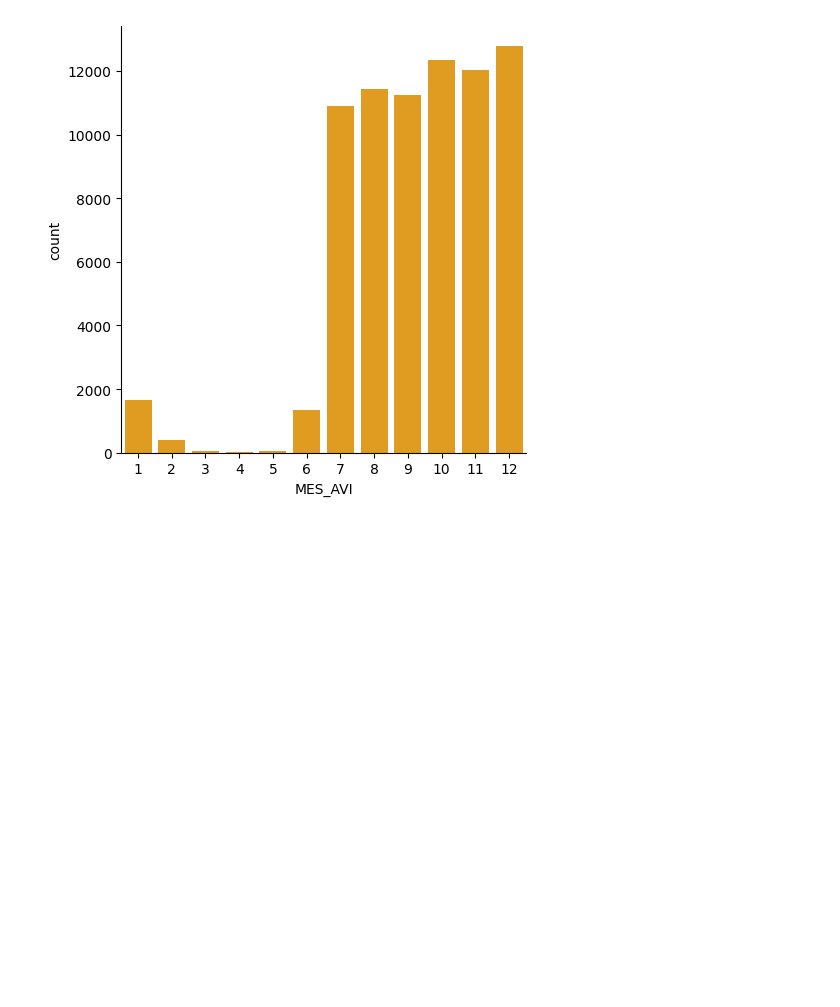
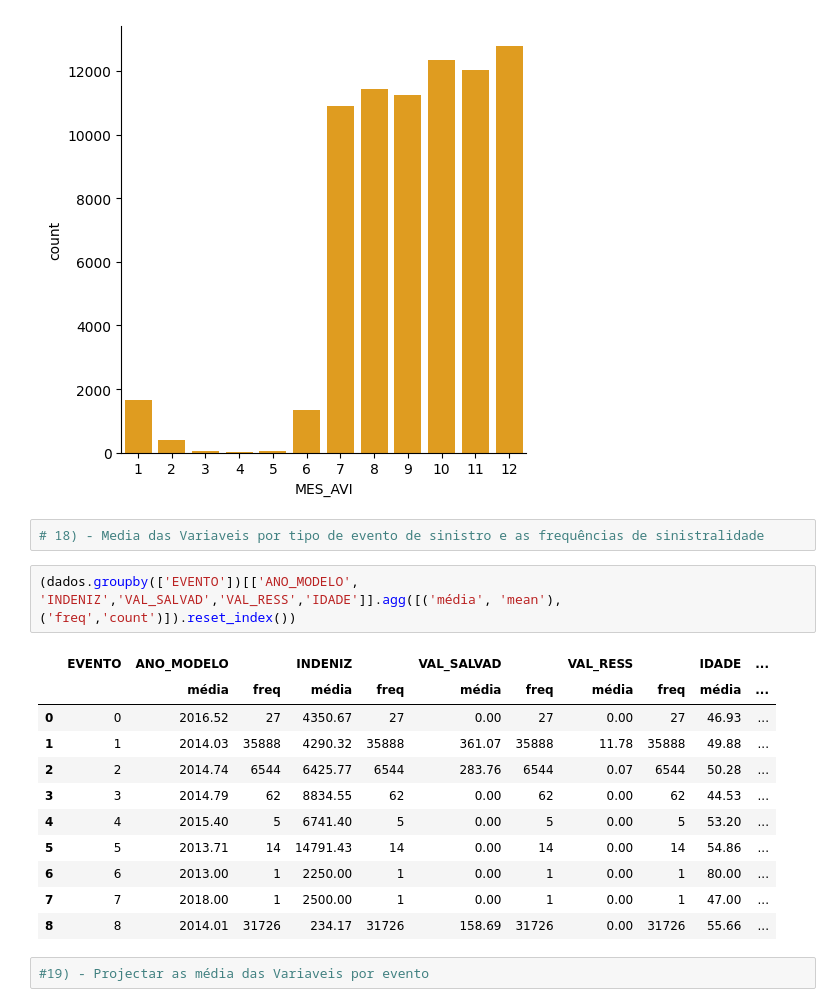
Before and after one commit to Gcango/Projecto_6, a Jupyter notebook: Analise_Seguradoras.ipynb, the cells around one changed output. Saved outputs shown, nothing was run; the diff lists cells and outputs as text; blank space fills up the shorter version.

```diff
--- a/Analise_Seguradoras.ipynb
+++ b/Analise_Seguradoras.ipynb
@@ -687,3 +687,21 @@ sns.catplot(data=dados, x='MES_AVI', kind='count', color='orange');
 # %% [output]
 <Figure size 1000x800 with 0 Axes>
 [figure]
+# %%
+# 18) - Media das Variaveis por tipo de evento de sinistro e as frequências de sinistralidade
+# %%
+(dados.groupby(['EVENTO'])[['ANO_MODELO', 'INDENIZ','VAL_SALVAD','VAL_RESS','IDADE']].agg([('média', 'mean'),('freq','count')]).reset_index())
+# %% [output]
+|  | EVENTO | ANO_MODELO |  | INDENIZ |  | VAL_SALVAD |  | VAL_RESS |  | IDADE | ... |
+|  |  | média | freq | média | freq | média | freq | média | freq | média | ... |
+| 0 | 0 | 2016.52 | 27 | 4350.67 | 27 | 0.00 | 27 | 0.00 | 27 | 46.93 | ... |
+| 1 | 1 | 2014.03 | 35888 | 4290.32 | 35888 | 361.07 | 35888 | 11.78 | 35888 | 49.88 | ... |
+| 2 | 2 | 2014.74 | 6544 | 6425.77 | 6544 | 283.76 | 6544 | 0.07 | 6544 | 50.28 | ... |
+| 3 | 3 | 2014.79 | 62 | 8834.55 | 62 | 0.00 | 62 | 0.00 | 62 | 44.53 | ... |
+| 4 | 4 | 2015.40 | 5 | 6741.40 | 5 | 0.00 | 5 | 0.00 | 5 | 53.20 | ... |
+| 5 | 5 | 2013.71 | 14 | 14791.43 | 14 | 0.00 | 14 | 0.00 | 14 | 54.86 | ... |
+| 6 | 6 | 2013.00 | 1 | 2250.00 | 1 | 0.00 | 1 | 0.00 | 1 | 80.00 | ... |
+| 7 | 7 | 2018.00 | 1 | 2500.00 | 1 | 0.00 | 1 | 0.00 | 1 | 47.00 | ... |
+| 8 | 8 | 2014.01 | 31726 | 234.17 | 31726 | 158.69 | 31726 | 0.00 | 31726 | 55.66 | ... |
+# %%
+#19) - Projectar as média das Variaveis por evento
```
Also changed, not shown: parts of 5 cells of this notebook.
